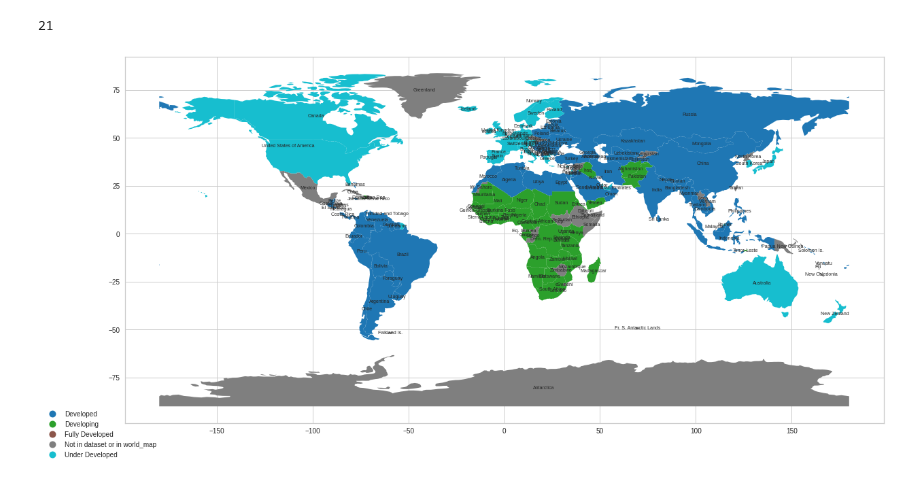
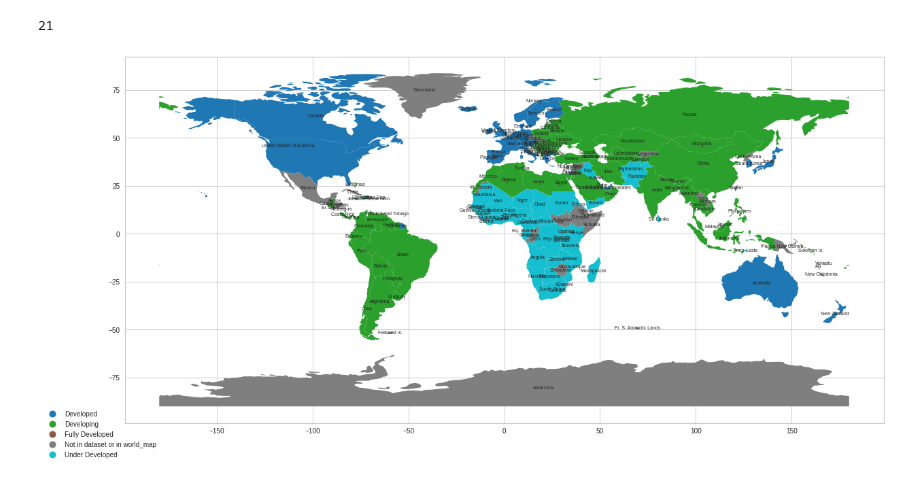
Before and after one commit to SameerSharma-57/Country_data_project, a Jupyter notebook: project.ipynb, the cells around one changed output. Cells and saved outputs as stored; diff of their text form; code cells hidden in the pictures.

Commit message:
corrected label_mapping

```diff
--- a/project.ipynb
+++ b/project.ipynb
@@ -434,5 +434,6 @@ Class 3: 87     52.10%
 # %%
-country_df.groupby('labels').mean()
+sorted_df = country_df.groupby('labels').mean().sort_values(by='gdpp')
+sorted_df
 # %% [output]
 |  | child_mort | exports | health | imports | income | inflation | life_expec | total_fer | gdpp |
 | labels |  |  |  |  |  |  |  |  |  |
@@ -442,0 +444,3 @@ country_df.groupby('labels').mean()
+# %%
+label_map = dict(zip(sorted_df.index, ['Under Developed', 'Developing', 'Developed', 'Fully Developed']))
+label_map
@@ -443,6 +449,6 @@ country_df.groupby('labels').mean()
 # %%
-for label,c in zip(np.unique(country_df['labels']),['Developing','Under Developed','Fully Developed','Developed']):
-    print(c)
+for label in (np.unique(country_df['labels'])):
+    print(label_map[label])
     print(country_df[country_df['labels']==label].values[:,0])
     print('\n')
 # %% [output]
@@ -632,32 +636,32 @@ len(incorrect)
 # %%
 import matplotlib as mpl
 
 label_colors = {}
 map_cntry_to_label = {}
 bol=False
-for label, c in zip(np.unique(country_df['labels']), ['Developing', 'Under Developed', 'Fully Developed', 'Developed']):
+for label in (np.unique(country_df['labels'])):
     for i in country_df[country_df['labels'] == label].values[:,0]:
         if i not in incorrect:
-            map_cntry_to_label[map_dict_country[i]] = c
-            label_colors[c] = mpl.colors.to_hex(mpl.cm.get_cmap('tab10')(label))
+            map_cntry_to_label[map_dict_country[i]] = label_map[label]
+            label_colors[label_map[label]] = mpl.colors.to_hex(mpl.cm.get_cmap('tab10')(label))
 
 for name in world['name']:
     if name not in map_dict_country.values():
         map_cntry_to_label[name] = 'Not in dataset or in world_map'
         label_colors['Not in dataset or in world_map'] = '#cccccc'
 
 world['color'] = world['name'].map(map_cntry_to_label)
 
 
 # create the plot
 fig, ax = plt.subplots(figsize=(20, 22))
 world.plot(column='color', ax=ax, legend=True)
 
 # Add country names to the plot
 for idx, row in world.iterrows():
     ax.text(row.geometry.centroid.x, row.geometry.centroid.y, row['name'], ha='center', va='center', fontsize=7)
 
 legend = ax.get_legend()
 legend.set_bbox_to_anchor((0.05, 0.05))
 # %% [output]
-[figure, old version]
+[figure, new version]
```
Also changed, not shown: parts of 11 cells of this notebook.
